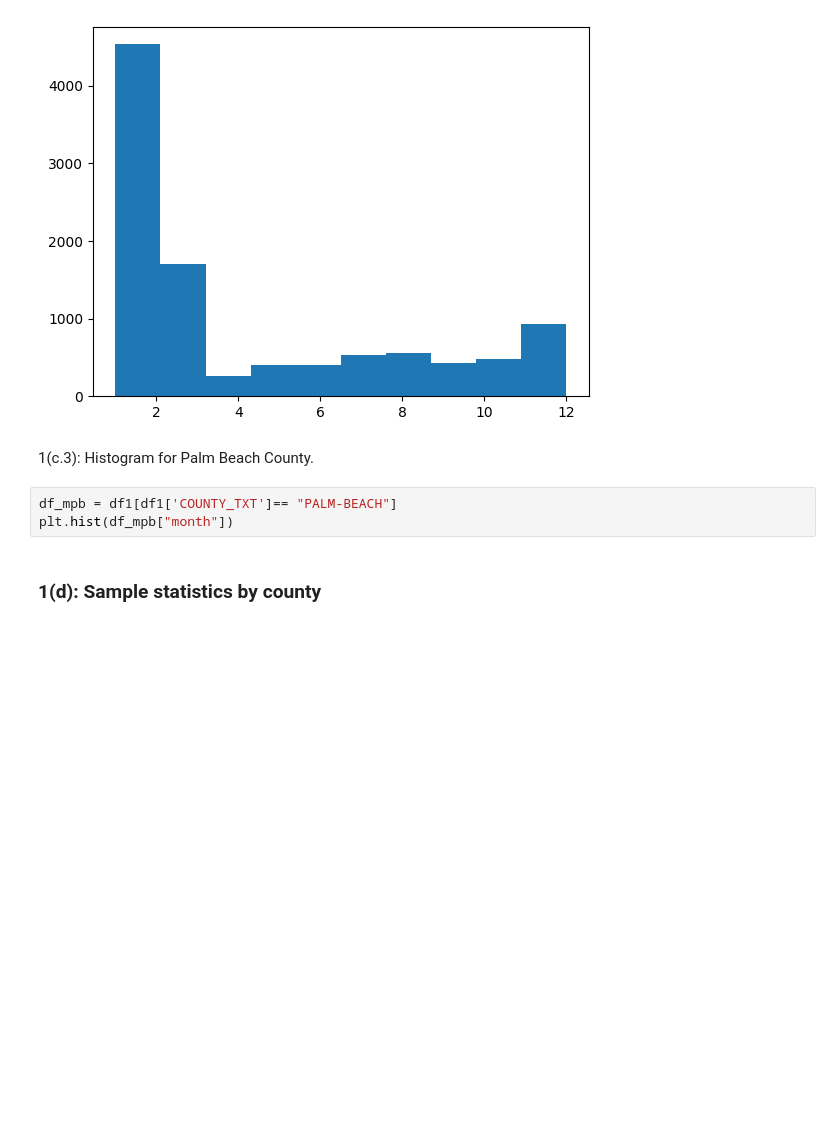
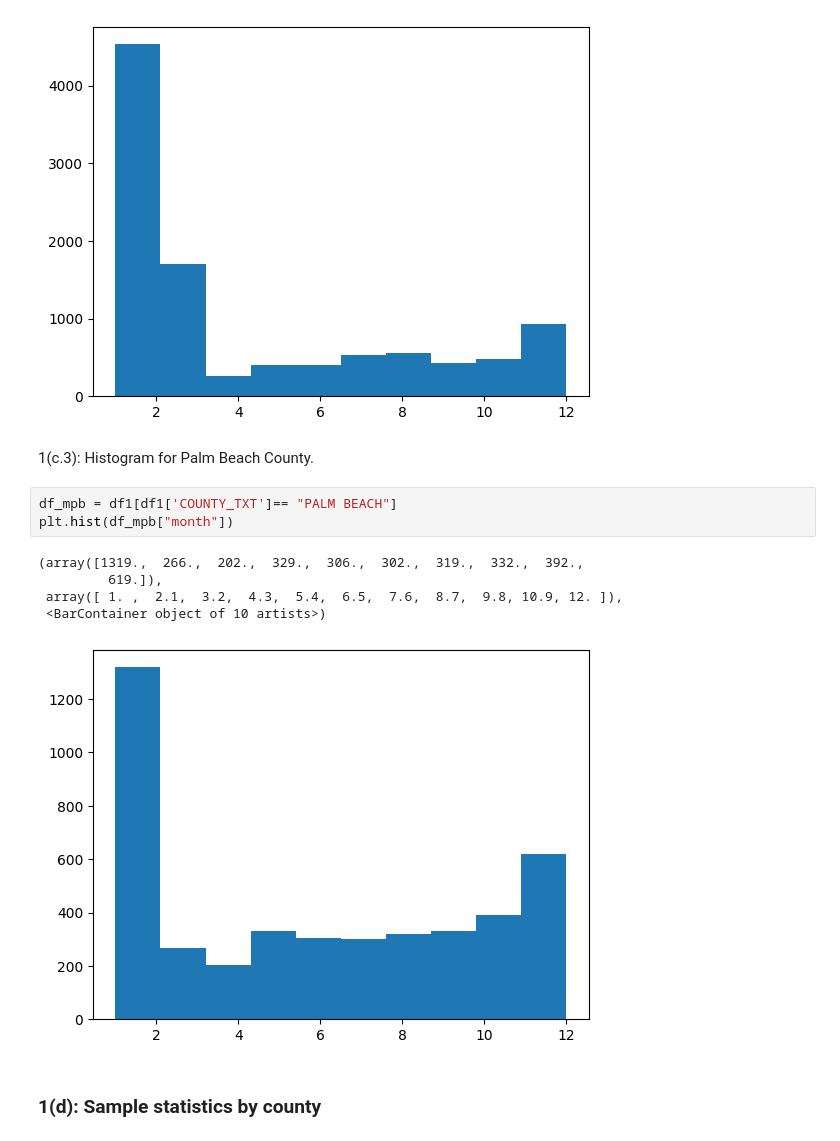
Before and after one commit to K-Kalae/CS50P, a Jupyter notebook: HW_1_Sample_Statistics_&_Data_Visualization.ipynb, the cells around one changed output. Cells and saved outputs as stored; diff of their text form; blank space fills up the shorter version.

```diff
--- a/HW_1_Sample_Statistics_&_Data_Visualization.ipynb
+++ b/HW_1_Sample_Statistics_&_Data_Visualization.ipynb
@@ -192,8 +192,14 @@ plt.hist(df_mb["month"])
 # %% [markdown]
 1(c.3): Histogram for Palm Beach County.
 # %%
-df_mpb = df1[df1['COUNTY_TXT']== "PALM-BEACH"]
+df_mpb = df1[df1['COUNTY_TXT']== "PALM BEACH"]
 plt.hist(df_mpb["month"])
+# %% [output]
+(array([1319.,  266.,  202.,  329.,  306.,  302.,  319.,  332.,  392.,
+         619.]),
+ array([ 1. ,  2.1,  3.2,  4.3,  5.4,  6.5,  7.6,  8.7,  9.8, 10.9, 12. ]),
+ <BarContainer object of 10 artists>)
+[figure, added]
 # %% [markdown]
 ### 1(d): Sample statistics by county
 # %% [markdown]
```
Also changed, not shown: parts of 3 cells of this notebook.
